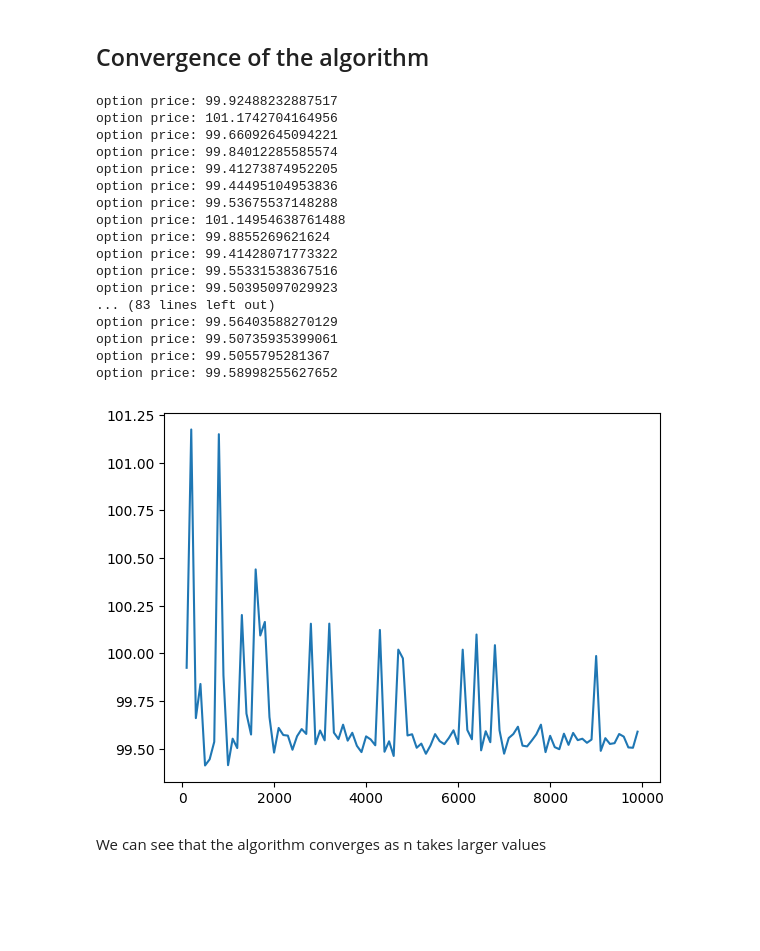
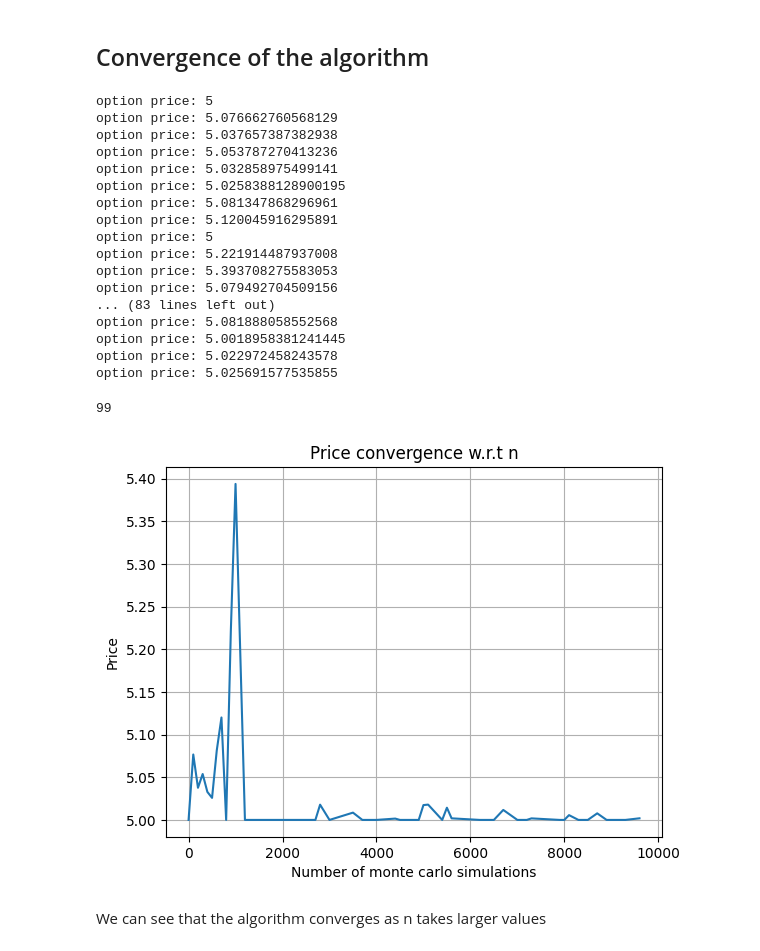
Before and after one commit to NESRINE202/Pricing_American_options, a Jupyter notebook: Least_squares.ipynb, the cells around one changed output. Drawn from its saved outputs; the diff is of its cells as text; code cells hidden in the pictures; blank space fills up the shorter version.

```diff
--- a/Least_squares.ipynb
+++ b/Least_squares.ipynb
@@ -10,13 +10,13 @@ from collections import Counter
 # %% [markdown]
 ## Monte Carlo Simulations
 # %%
-r = 0.05
-sigma = 0.02
-S0 = 1
-L = 5
-n =1000
+r =0.01
+sigma = 0.5 #0.2
+S0 = 100
+L = 20
+n =10000
 m = 50
-k=0.95
+k=95
 # %%
 # Create Option object
 call = Option(s0=S0, T=L, K=k, call=True)
@@ -74,10 +80,10 @@ The price of european option is  5.065047269372897
 ## Optimal Exercise Boundary
  Verify that the dynamic programming algorithm accurately identifies the optimal exercise boundary, i.e., the boundary at which it is optimal to exercise the option rather than holding it. This boundary should be consistent with theoretical expectations and market conditions.
 # %%
-r = 0.05
+r = 0.0
 sigma = 0.1
 S0 = 100
-L = 10
+L = 20
 n =1000
 m = 50
 k=95
@@ -138,26 +132,20 @@ for i in range(1,100):
     prices.append(u)
     print("option price:", u)
 # %% [output]
-option price: 99.92488232887517
-option price: 101.1742704164956
-option price: 99.66092645094221
-option price: 99.84012285585574
-option price: 99.41273874952205
-option price: 99.44495104953836
-option price: 99.53675537148288
-option price: 101.14954638761488
-option price: 99.8855269621624
-option price: 99.41428071773322
-option price: 99.55331538367516
-option price: 99.50395097029923
+option price: 5
+option price: 5.076662760568129
+option price: 5.037657387382938
+option price: 5.053787270413236
+option price: 5.032858975499141
+option price: 5.0258388128900195
+option price: 5.081347868296961
+option price: 5.120045916295891
+option price: 5
+option price: 5.221914487937008
+option price: 5.393708275583053
+option price: 5.079492704509156
 ... (83 lines left out)
-option price: 99.56403588270129
-option price: 99.50735935399061
-option price: 99.5055795281367
-option price: 99.58998255627652
+option price: 5.081888058552568
+option price: 5.0018958381241445
+option price: 5.022972458243578
+option price: 5.025691577535855
-# %%
-X=[i*100 for i in range(1,100)]
-plt.plot(X,prices)
-plt.show()
-# %% [output]
-[figure, removed]
@@ -164,2 +154,25 @@ plt.show()
+# %%
+len(prices)
+# %% [output]
+99
+# %%
+X=[i*100 for i in range(1,100)]
+Prices_n = []
+x = []
+for i in range(99):
+    if not(abs(prices[i] -5.01)>=0.01) or (i<=10):
+        Prices_n.append(prices[i])
+        x.append(i*100)
+
+
+
+plt.plot(x,Prices_n)
+plt.title('Price convergence w.r.t n')
+plt.xlabel('Number of monte carlo simulations')
+plt.ylabel('Price')
+plt.grid(True)
+plt.show()
+# %% [output]
+[figure, added]
 # %% [markdown]
 We can see that the algorithm converges as n takes larger values
```
Also changed, not shown: parts of 10 cells of this notebook, 3 other files.
